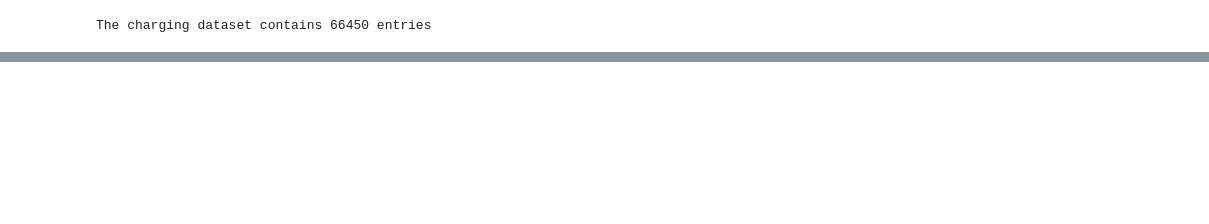
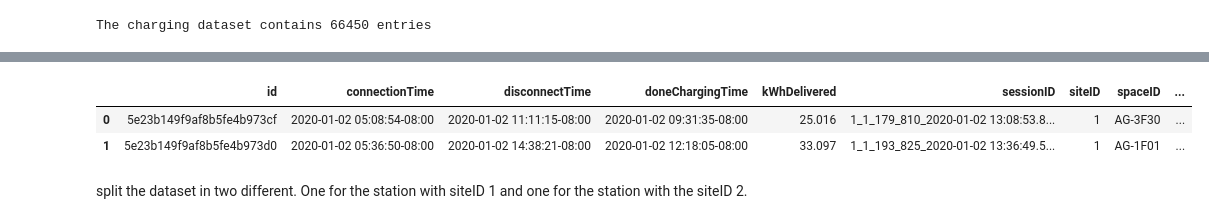
Before and after one commit to Zeyd263/DataDynamos, a Jupyter notebook: DataPreparaton.ipynb, the cells around one changed output, grey strips where cells are left out. Cells and saved outputs as stored; diff of their text form; code cells hidden in the pictures; blank space fills up the shorter version.

```diff
--- a/DataPreparaton.ipynb
+++ b/DataPreparaton.ipynb
@@ -41,0 +139,4 @@ len(data)-len(data.dropna())
+# %%
+pd.set_option('display.max_columns', None)  # Show all columns
+pd.set_option('display.width', 1000)
+print(data_clean.loc[[3760, 61097, 65530], :].transpose())
@@ -41,0 +177,4 @@ len(data)-len(data.dropna())
+# %%
+data_clean['chargingDuration'] = data_clean['disconnectTime']-data_clean['connectionTime']
+data_clean['chargingDuration'] = data_clean['chargingDuration'].dt.total_seconds() /3600 # in hours
+print(data_clean[['connectionTime', 'disconnectTime', 'chargingDuration']].head())
@@ -41,0 +195,10 @@ len(data)-len(data.dropna())
+# %%
+from datetime import datetime
+import pytz
+la_timezone = pytz.timezone('America/Los_Angeles')
+utc_timezone = pytz.utc
+utc_now = datetime.now(pytz.utc)
+la_now = datetime.now(pytz.timezone('America/Los_Angeles'))
+
+print('Current UTC Time: ', utc_now.strftime('%Y-%m-%d %H:%M:%S %Z%z'))
+print('Current LA Time: ', la_now.strftime('%Y-%m-%d %H:%M:%S %Z%z'))
@@ -41,0 +208,12 @@ len(data)-len(data.dropna())
+# %%
+data_clean['connectionTime'] = data_clean['connectionTime'].dt.tz_localize(utc_timezone).dt.tz_convert(la_timezone)
+data_clean['disconnectTime'] = data_clean['disconnectTime'].dt.tz_localize(utc_timezone).dt.tz_convert(la_timezone)
+data_clean['doneChargingTime'] = data_clean['doneChargingTime'].dt.tz_localize(utc_timezone).dt.tz_convert(la_timezone)
+# %%
+data_clean.head(2)
+# %% [output]
+|  | id | connectionTime | disconnectTime | doneChargingTime | kWhDelivered | sessionID | siteID | spaceID | ... |
+| 0 | 5e23b149f9af8b5fe4b973cf | 2020-01-02 05:08:54-08:00 | 2020-01-02 11:11:15-08:00 | 2020-01-02 09:31:35-08:00 | 25.016 | 1_1_179_810_2020-01-02 13:08:53.8... | 1 | AG-3F30 | ... |
+| 1 | 5e23b149f9af8b5fe4b973d0 | 2020-01-02 05:36:50-08:00 | 2020-01-02 14:38:21-08:00 | 2020-01-02 12:18:05-08:00 | 33.097 | 1_1_193_825_2020-01-02 13:36:49.5... | 1 | AG-1F01 | ... |
+# %% [markdown]
+split the dataset in two different. One for the station with siteID 1 and one for the station with the siteID 2.
```
Also changed, not shown: parts of 34 cells of this notebook.
